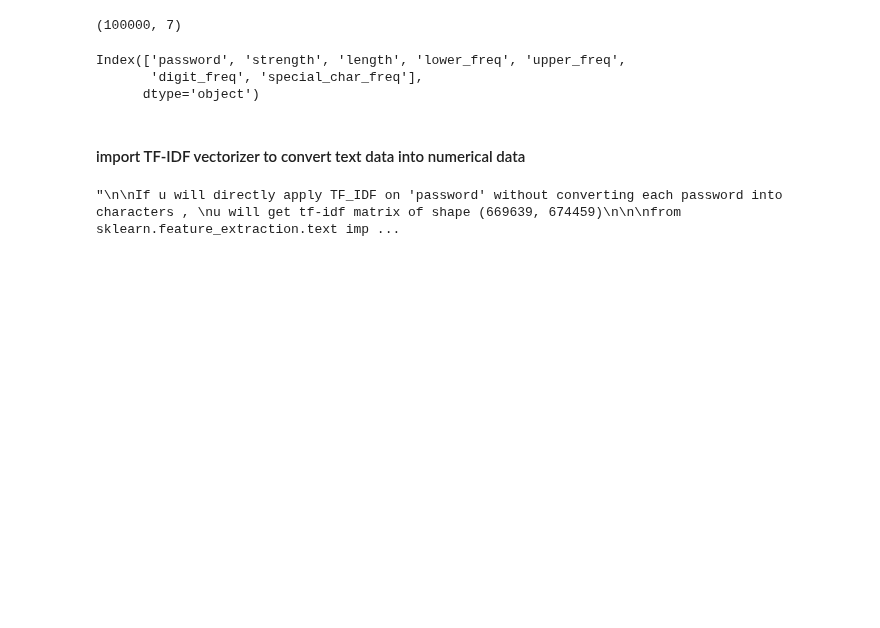
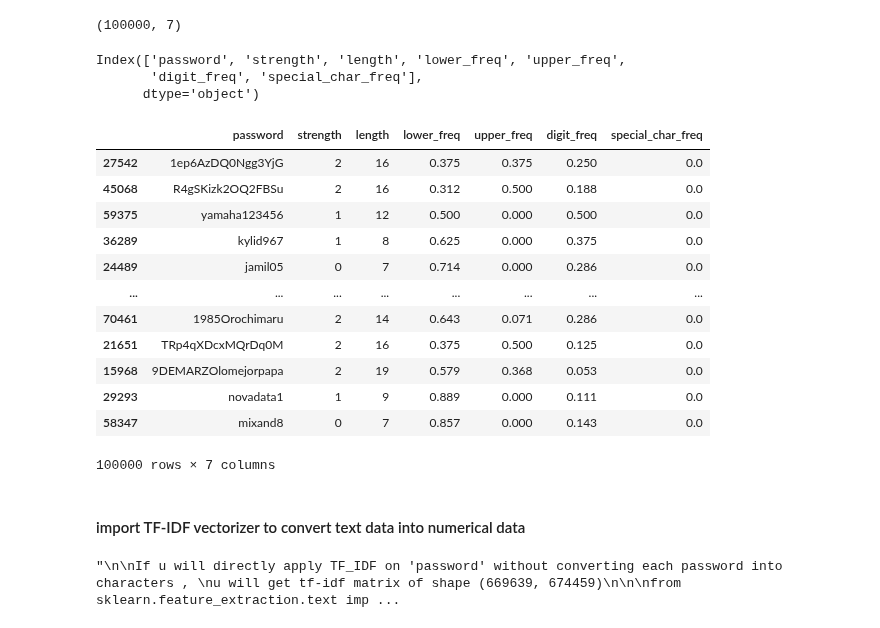
Before and after one commit to shan-2205/EDA, a Jupyter notebook: NLP_Password_Strength_Feb_2023_Github.ipynb, the cells around one changed output. Drawn from its saved outputs; the diff is of its cells as text; code cells hidden in the pictures; blank space fills up the shorter version.

```diff
--- a/NLP_Password_Strength_Feb_2023_Github.ipynb
+++ b/NLP_Password_Strength_Feb_2023_Github.ipynb
@@ -841,3 +841,21 @@ data.columns
 Index(['password', 'strength', 'length', 'lower_freq', 'upper_freq',
        'digit_freq', 'special_char_freq'],
       dtype='object')
+# %%
+data.sample(frac=1)
+
+### shuffling of rows for robustness !
+# %% [output]
+|  | password | strength | length | lower_freq | upper_freq | digit_freq | special_char_freq |
+| 27542 | 1ep6AzDQ0Ngg3YjG | 2 | 16 | 0.375 | 0.375 | 0.250 | 0.0 |
+| 45068 | R4gSKizk2OQ2FBSu | 2 | 16 | 0.312 | 0.500 | 0.188 | 0.0 |
+| 59375 | yamaha123456 | 1 | 12 | 0.500 | 0.000 | 0.500 | 0.0 |
+| 36289 | kylid967 | 1 | 8 | 0.625 | 0.000 | 0.375 | 0.0 |
+| 24489 | jamil05 | 0 | 7 | 0.714 | 0.000 | 0.286 | 0.0 |
+| ... | ... | ... | ... | ... | ... | ... | ... |
+| 70461 | 1985Orochimaru | 2 | 14 | 0.643 | 0.071 | 0.286 | 0.0 |
+| 21651 | TRp4qXDcxMQrDq0M | 2 | 16 | 0.375 | 0.500 | 0.125 | 0.0 |
+| 15968 | 9DEMARZOlomejorpapa | 2 | 19 | 0.579 | 0.368 | 0.053 | 0.0 |
+| 29293 | novadata1 | 1 | 9 | 0.889 | 0.000 | 0.111 | 0.0 |
+| 58347 | mixand8 | 0 | 7 | 0.857 | 0.000 | 0.143 | 0.0 |
+100000 rows × 7 columns
```
Also changed, not shown: parts of 28 cells of this notebook.
